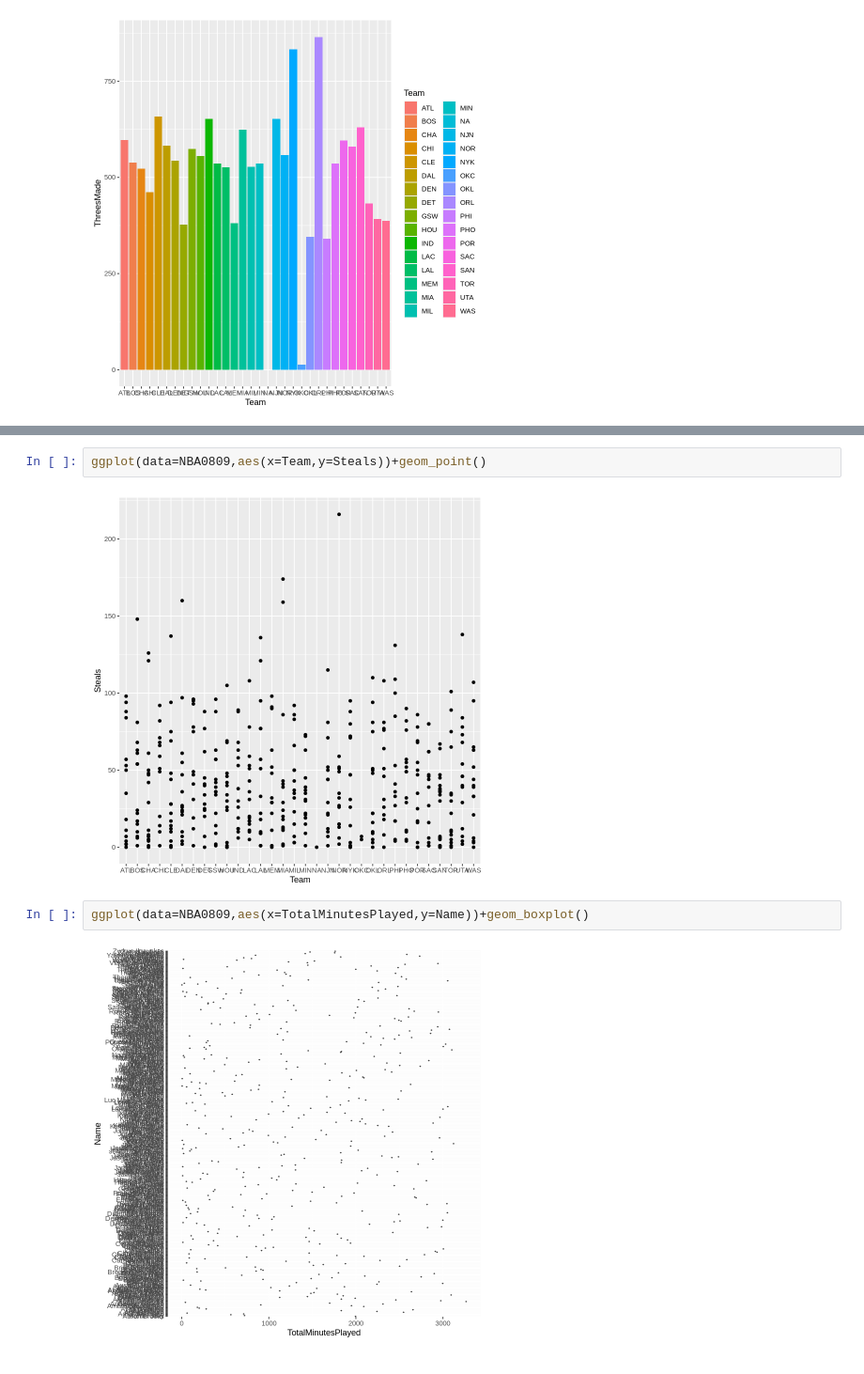
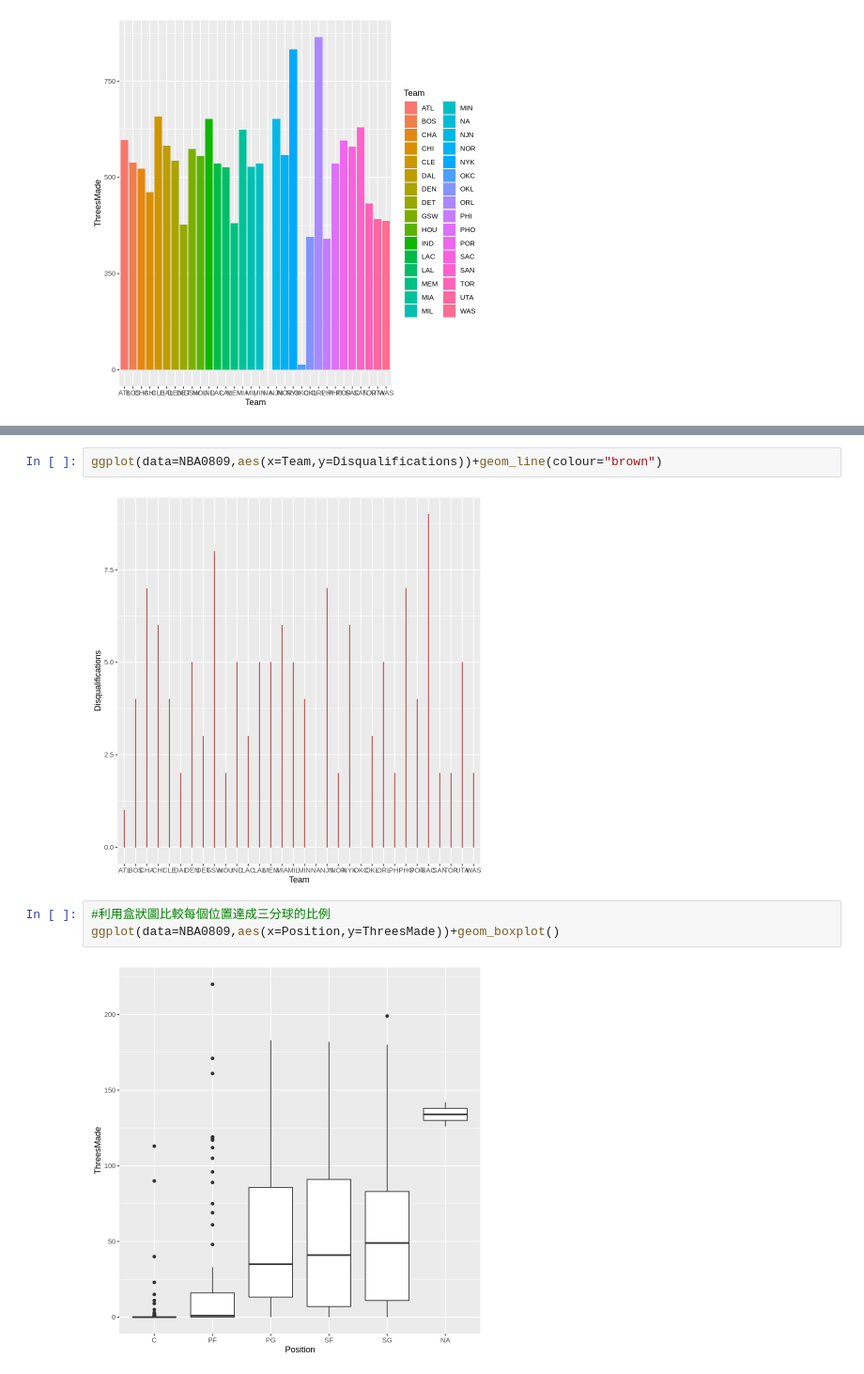
Before and after one commit to mia-netizen/bigdata, a Jupyter notebook: 0420期中考.ipynb, the cells around one changed output, grey strips where cells are left out. Shown: that part at 94% size. Cells and saved outputs as stored; diff of their text form.

```diff
--- a/0420期中考.ipynb
+++ b/0420期中考.ipynb
@@ -187,8 +198,9 @@ ggplot(data=NBA0809,aes(x=FieldGoalsMade,y=Team))+geom_line()
 # %%
-ggplot(data=NBA0809,aes(x=Team,y=Steals))+geom_point()
+ggplot(data=NBA0809,aes(x=Team,y=Disqualifications))+geom_line(colour="brown")
 # %% [output]
-[figure, old version]
+[figure, new version]
 # %%
-ggplot(data=NBA0809,aes(x=TotalMinutesPlayed,y=Name))+geom_boxplot()
+#利用盒狀圖比較每個位置達成三分球的比例
+ggplot(data=NBA0809,aes(x=Position,y=ThreesMade))+geom_boxplot()
 # %% [output]
-[figure, old version]
+[figure, new version]
```
Also changed, not shown: parts of 4 cells of this notebook.
